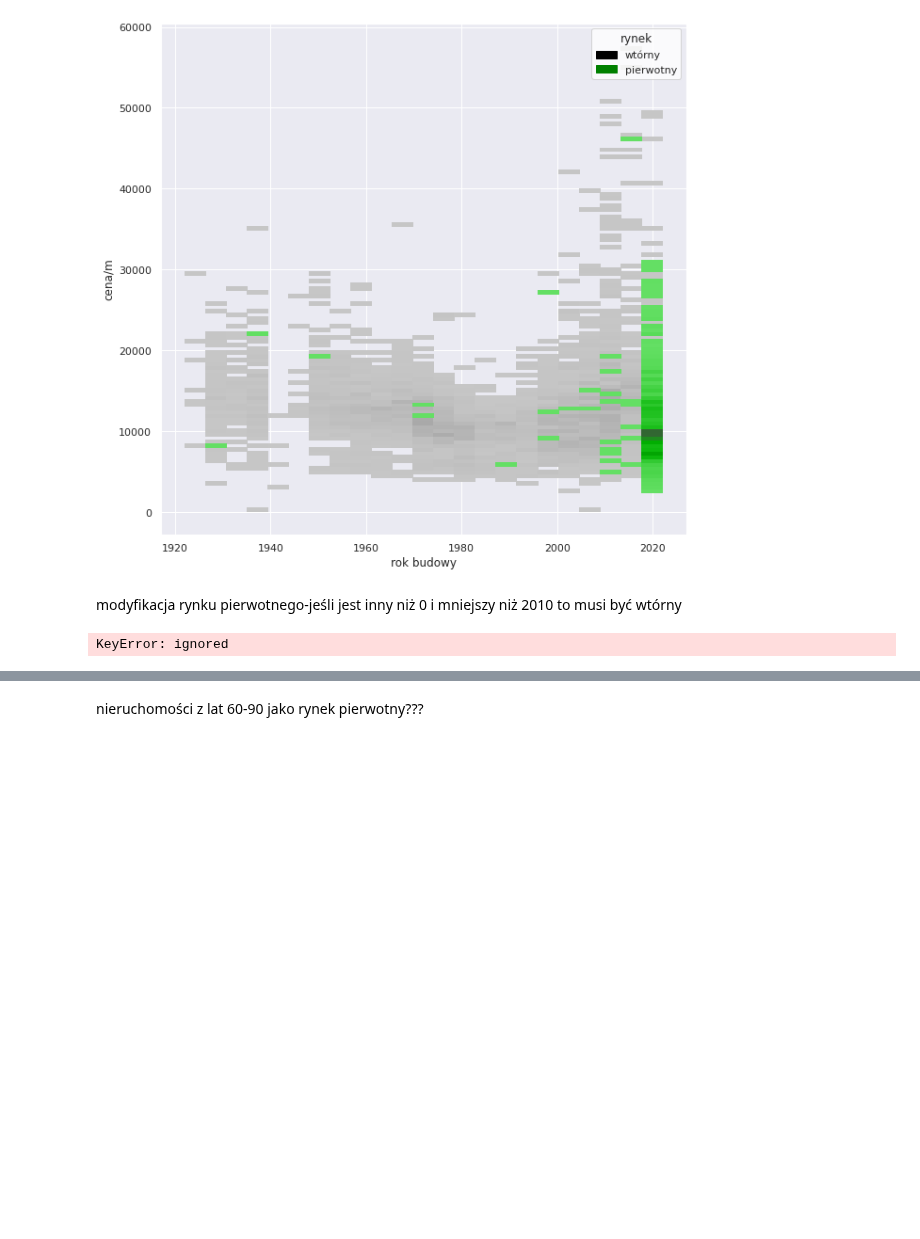
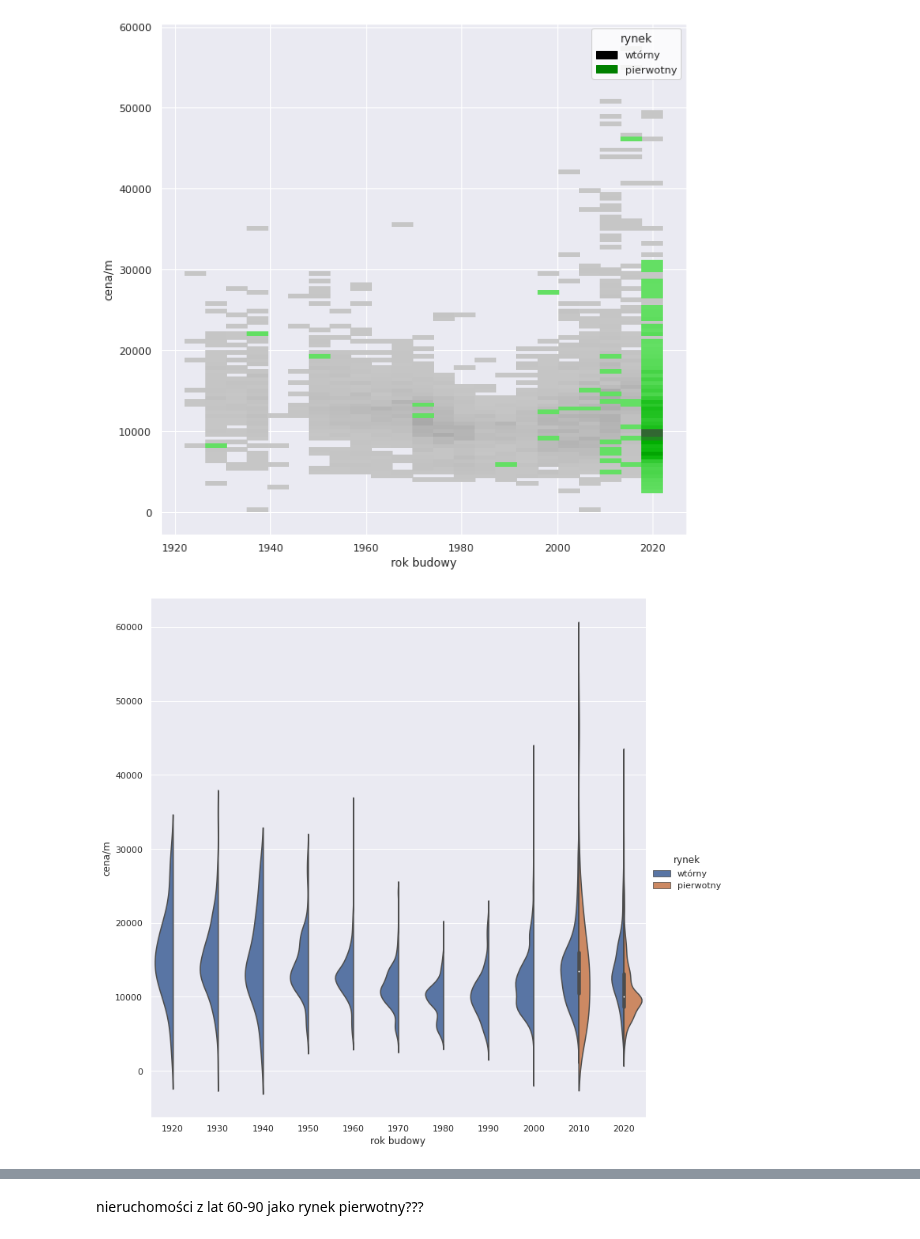
Before and after one commit to KacperGrodecki/Masovian-real-estate, a Jupyter notebook: mazowieckie_colab_rysunki_mieszkania_i_analiza_wczytanie_pliku.ipynb, the cells around one changed output, grey strips where cells are left out. Saved outputs shown, nothing was run; the diff lists cells and outputs as text; code cells hidden in the pictures; blank space fills up the shorter version.

```diff
--- a/mazowieckie_colab_rysunki_mieszkania_i_analiza_wczytanie_pliku.ipynb
+++ b/mazowieckie_colab_rysunki_mieszkania_i_analiza_wczytanie_pliku.ipynb
@@ -263,6 +262,0 @@ plt.show()
-# %%
-fig, ax = plt.subplots(figsize=(10,10))
-sns.set(font_scale = 1)
-ax=sns.histplot(x="rokBudowy_corr", hue ='rynek', data=final_plots[(final_plots['rokBudowy_corr']>1920)&(final_plots['rokBudowy_corr']<2023)],multiple="stack")
-ax.set(xlabel='rok budowy', ylabel='liczba ofert')
-plt.show()
@@ -277,10 +269,6 @@ ax.set(xlabel='rok budowy', ylabel='cena/m')
 plt.show()
 # %% [output]
 [figure]
-# %% [markdown]
-modyfikacja rynku pierwotnego-jeśli jest inny niż 0 i mniejszy niż 2010 to musi być wtórny
-# %%
-final_plots.loc[(final_plots['rokBudowy_corr']>5)&(final_plots['rokBudowy_corr']<2010),'rynek']='wtórny'
 # %%
 df=pd.DataFrame()
 # %%
@@ -303,25 +291,19 @@ df["cena/m"]=final_plots1["cena/m"]/20000
 # %%
 #kmeans = KMeans(n_clusters=6, random_state=0).fit(df.values)
 #final_plots['kmean']=kmeans.predict(df.values)
-# %%
-final_plots['rokBudowy_corr'].fillna(0,inplace=True)
-final_plots['rokBudowy_corr1']=final_plots['rokBudowy_corr']
-final_plots.loc[final_plots['rokBudowy_corr']<1900,'rokBudowy_corr1']=1900
-final_plots.loc[final_plots['rokBudowy_corr']>2030,'rokBudowy_corr1']=2021
 # %%
 final_plots['powierzchnia_cat']=(final_plots['powierzchnia_corr']/50).astype(int)*50
-final_plots['powierzchniaDzialki_cat']=(final_plots['powierzchniaDzialki_corr']/500).astype(int)*500
 final_plots['rokBudowy_cat']=(final_plots['rokBudowy_corr1']/10).astype(int)*10
-# %% [output]
-KeyError: ignored
 # %%
 final_plots['locationX_cat']=(final_plots['locationX']).astype(int)
 final_plots['locationY_cat']=(final_plots['locationY']).astype(int)
 # %%
 sns.set(font_scale = 1)
-ax=sns.catplot(x="rokBudowy_cat", y="cena/m", hue ='rynek',kind="violin", data=final_plots,height=10,split=True)
+ax=sns.catplot(x="rokBudowy_cat", y="cena/m", hue ='rynek',kind="violin", data=final_plots[final_plots['rokBudowy_cat']>1910],height=10,split=True)
 ax.set(xlabel='rok budowy', ylabel='cena/m')
 plt.show()
+# %% [output]
+[figure, added]
 # %%
 fig, ax = plt.subplots(figsize=(15,10))
 sns.set(font_scale = 1)
```
Also changed, not shown: parts of 10 cells of this notebook.
